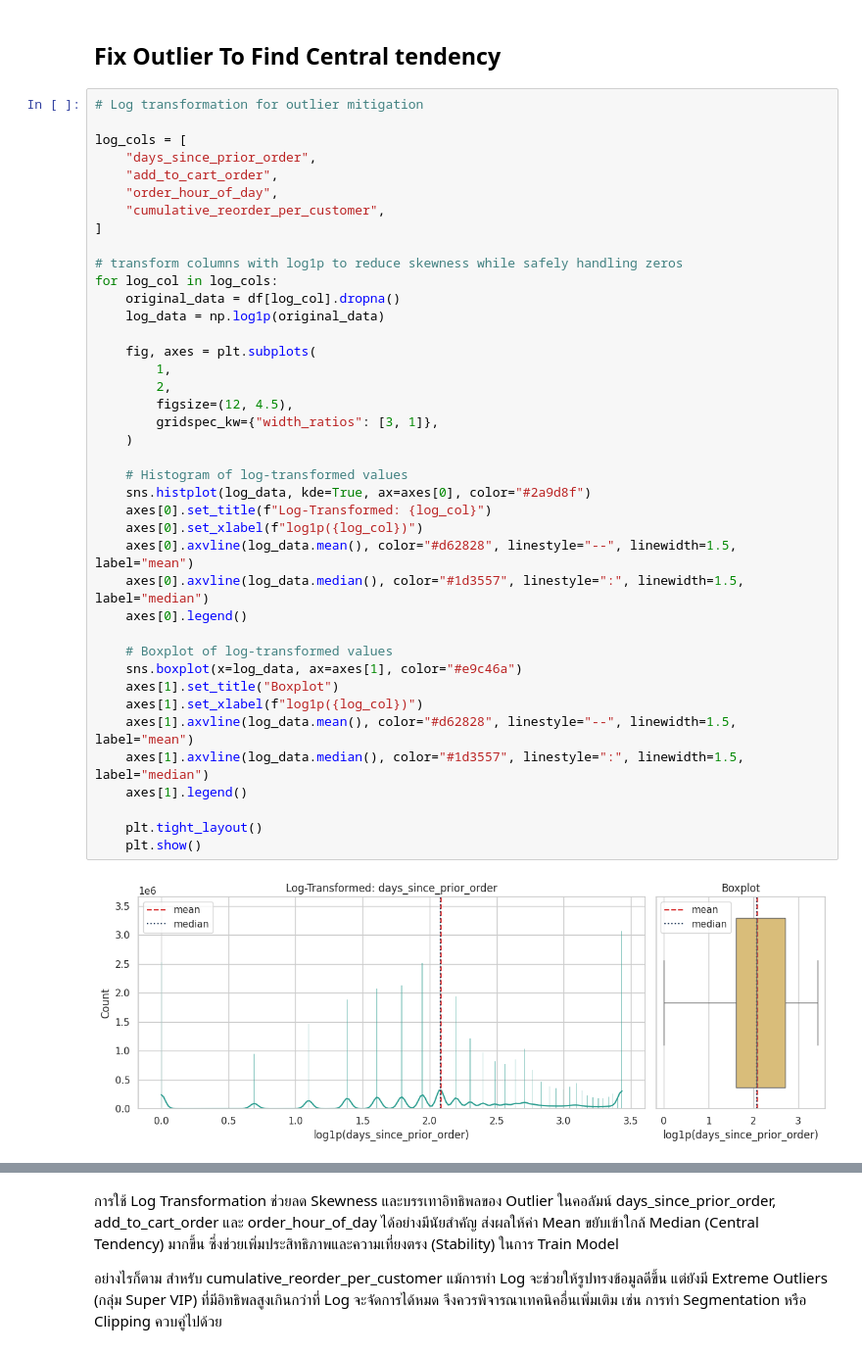
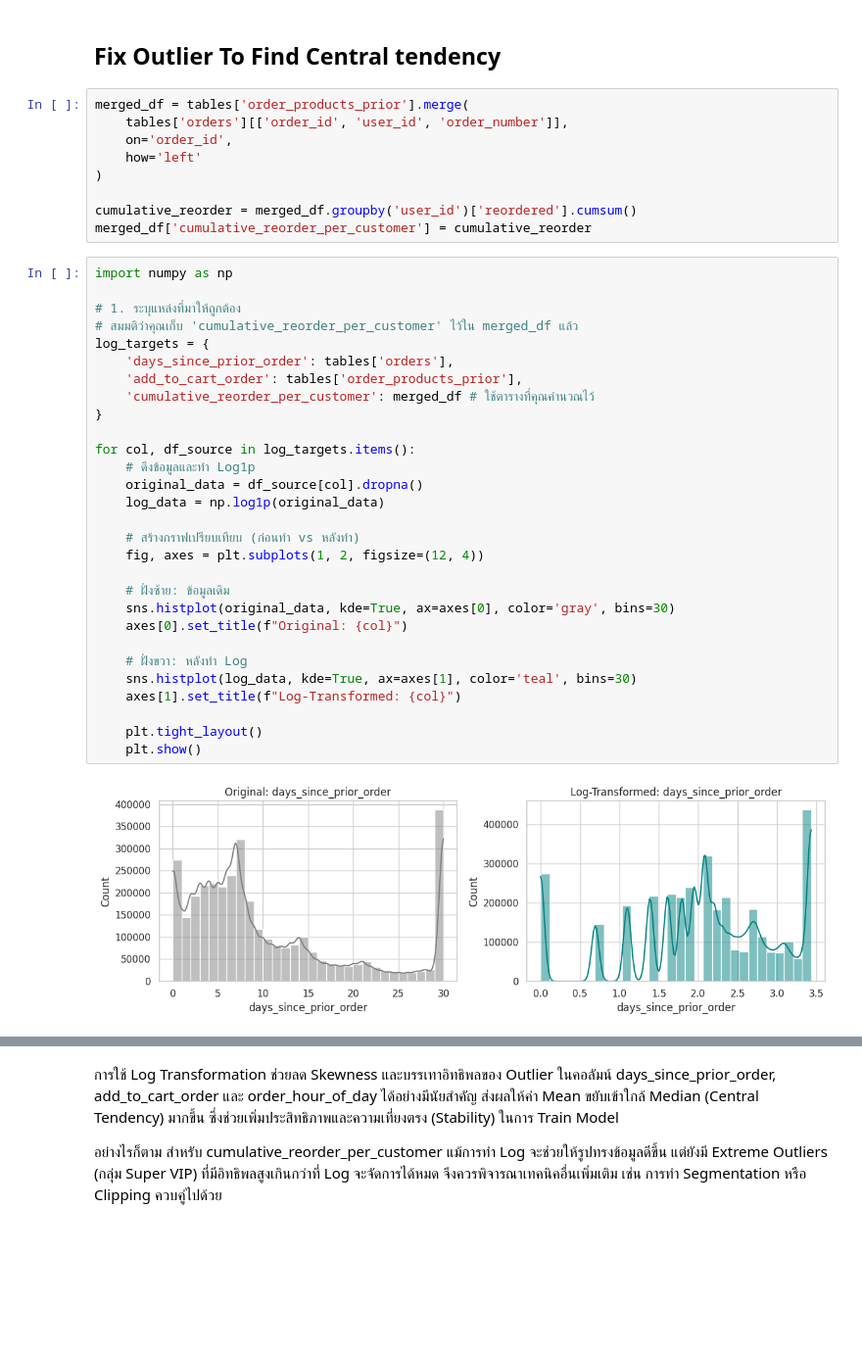
Before and after one commit to ppts2545/Instacart-Market-Basket-Analysis, a Jupyter notebook: notebooks/02_Exploratory_Data_Analysis/00_eda_setup.ipynb, the cells around one changed output, grey strips where cells are left out. Shown at 98% size. Saved outputs shown, nothing was run; the diff lists cells and outputs as text; blank space fills up the shorter version.

```diff
--- a/notebooks/02_Exploratory_Data_Analysis/00_eda_setup.ipynb
+++ b/notebooks/02_Exploratory_Data_Analysis/00_eda_setup.ipynb
@@ -402,44 +169,42 @@ Outliers=1,783,828 / 32,434,489 (5.50%)
 # %% [markdown]
 ## Fix Outlier To Find Central tendency
+# %%
+merged_df = tables['order_products_prior'].merge(
+    tables['orders'][['order_id', 'user_id', 'order_number']],
+    on='order_id',
+    how='left'
+)
+
+cumulative_reorder = merged_df.groupby('user_id')['reordered'].cumsum()
+merged_df['cumulative_reorder_per_customer'] = cumulative_reorder
 # %%
-# Log transformation for outlier mitigation
+import numpy as np
 
-log_cols = [
-    "days_since_prior_order",
-    "add_to_cart_order",
-    "order_hour_of_day",
-    "cumulative_reorder_per_customer",
-]
+# 1. ระบุแหล่งที่มาให้ถูกต้อง
+# สมมติว่าคุณเก็บ 'cumulative_reorder_per_customer' ไว้ใน merged_df แล้ว
+log_targets = {
+    'days_since_prior_order': tables['orders'],
+    'add_to_cart_order': tables['order_products_prior'],
+    'cumulative_reorder_per_customer': merged_df # ใช้ตารางที่คุณคำนวณไว้
+}
 
-# transform columns with log1p to reduce skewness while safely handling zeros
-for log_col in log_cols:
-    original_data = df[log_col].dropna()
+for col, df_source in log_targets.items():
+    # ดึงข้อมูลและทำ Log1p
+    original_data = df_source[col].dropna()
     log_data = np.log1p(original_data)
 
-    fig, axes = plt.subplots(
-        1,
-        2,
-        figsize=(12, 4.5),
-        gridspec_kw={"width_ratios": [3, 1]},
-    )
+    # สร้างกราฟเปรียบเทียบ (ก่อนทำ vs หลังทำ)
+    fig, axes = plt.subplots(1, 2, figsize=(12, 4))
 
-    # Histogram of log-transformed values
-    sns.histplot(log_data, kde=True, ax=axes[0], color="#2a9d8f")
-    axes[0].set_title(f"Log-Transformed: {log_col}")
-    axes[0].set_xlabel(f"log1p({log_col})")
-    axes[0].axvline(log_data.mean(), color="#d62828", linestyle="--", linewidth=1.5, label="mean")
-    axes[0].axvline(log_data.median(), color="#1d3557", linestyle=":", linewidth=1.5, label="median")
-    axes[0].legend()
+    # ฝั่งซ้าย: ข้อมูลเดิม
+    sns.histplot(original_data, kde=True, ax=axes[0], color='gray', bins=30)
+    axes[0].set_title(f"Original: {col}")
 
-    # Boxplot of log-transformed values
-    sns.boxplot(x=log_data, ax=axes[1], color="#e9c46a")
-    axes[1].set_title("Boxplot")
-    axes[1].set_xlabel(f"log1p({log_col})")
-    axes[1].axvline(log_data.mean(), color="#d62828", linestyle="--", linewidth=1.5, label="mean")
-    axes[1].axvline(log_data.median(), color="#1d3557", linestyle=":", linewidth=1.5, label="median")
-    axes[1].legend()
+    # ฝั่งขวา: หลังทำ Log
+    sns.histplot(log_data, kde=True, ax=axes[1], color='teal', bins=30)
+    axes[1].set_title(f"Log-Transformed: {col}")
 
     plt.tight_layout()
     plt.show()
 # %% [output]
-[figure, old version]
+[figure, new version]
```
Also changed, not shown: parts of 10 cells of this notebook, 1 other file.
